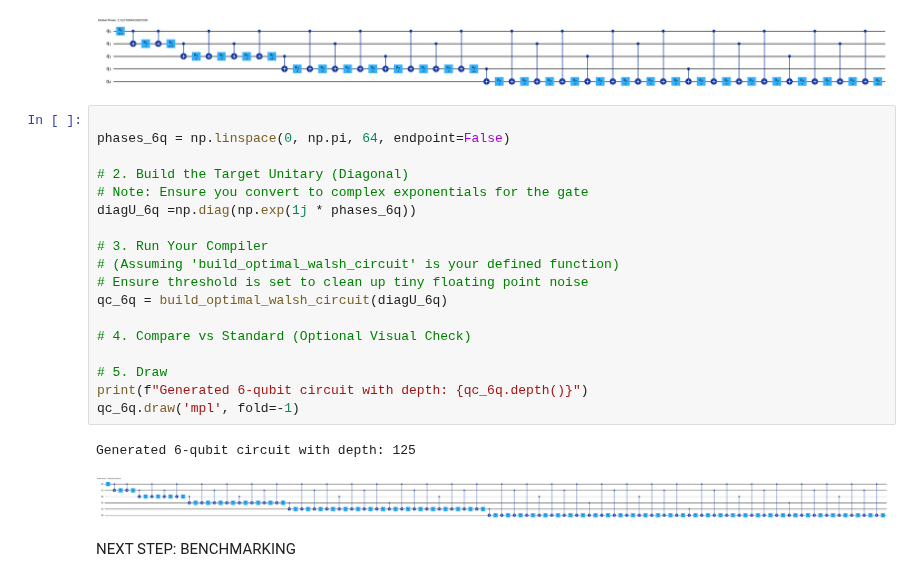
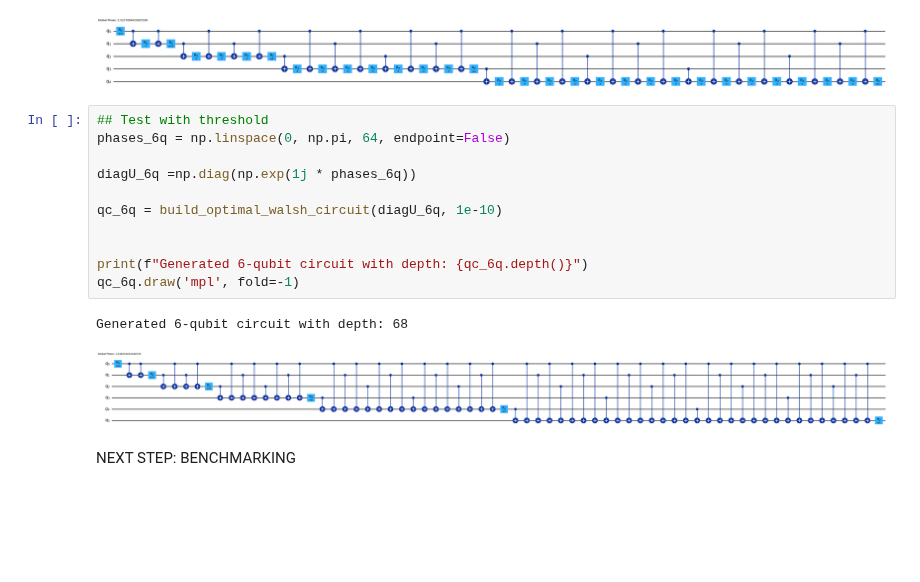
Before and after one commit to morik04/quantum-non-markovian-dynamics, a Jupyter notebook: src/optimal_walsh_circuit.ipynb, the cells around one changed output. Saved outputs shown, nothing was run; the diff lists cells and outputs as text; blank space fills up the shorter version.

Commit message:
impliment threshold

```diff
--- a/src/optimal_walsh_circuit.ipynb
+++ b/src/optimal_walsh_circuit.ipynb
@@ -139,25 +177,18 @@ qc_5q.draw('mpl', fold=-1)
 Generated 5-qubit circuit with depth: 61
 [figure]
 # %%
-
+## Test with threshold
 phases_6q = np.linspace(0, np.pi, 64, endpoint=False)
 
-# 2. Build the Target Unitary (Diagonal)
-# Note: Ensure you convert to complex exponentials for the gate
 diagU_6q =np.diag(np.exp(1j * phases_6q))
 
-# 3. Run Your Compiler
-# (Assuming 'build_optimal_walsh_circuit' is your defined function)
-# Ensure threshold is set to clean up tiny floating point noise
-qc_6q = build_optimal_walsh_circuit(diagU_6q)
+qc_6q = build_optimal_walsh_circuit(diagU_6q, 1e-10)
 
-# 4. Compare vs Standard (Optional Visual Check)
 
-# 5. Draw
 print(f"Generated 6-qubit circuit with depth: {qc_6q.depth()}")
 qc_6q.draw('mpl', fold=-1)
 # %% [output]
-Generated 6-qubit circuit with depth: 125
+Generated 6-qubit circuit with depth: 68
-[figure, old version]
+[figure, new version]
 # %% [markdown]
 NEXT STEP: BENCHMARKING
```
Also changed, not shown: parts of 3 cells of this notebook.
